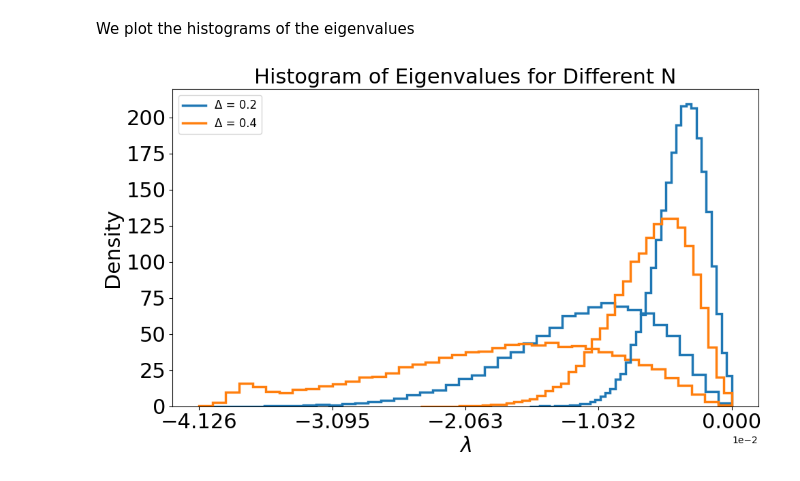
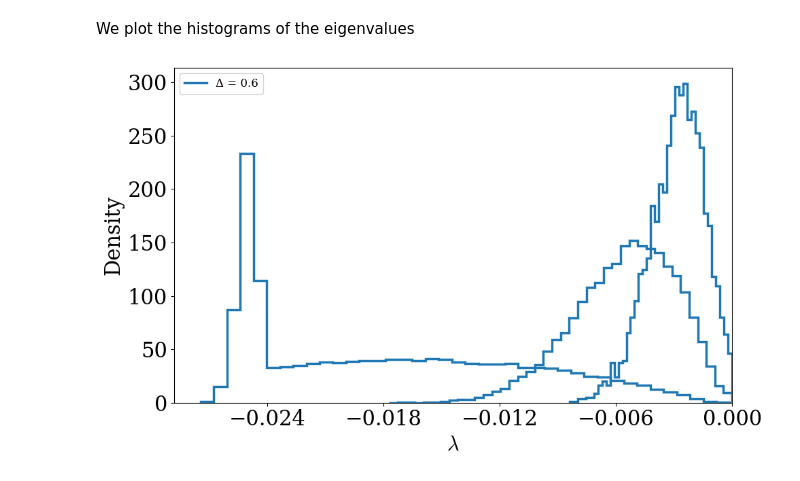
Before and after one commit to shivangrawat/perturbed_organics, a Jupyter notebook: examples/eigval_histogram_multiple.ipynb, the cells around one changed output. Cells and saved outputs as stored; diff of their text form; code cells hidden in the pictures.

```diff
--- a/examples/eigval_histogram_multiple.ipynb
+++ b/examples/eigval_histogram_multiple.ipynb
@@ -17,10 +17,14 @@ import matplotlib.ticker as ticker
 from matplotlib.lines import Line2D
 import perturbed_organics.utils as utils
 
-
-# plt.rc('text', usetex=True)
-# plt.rc('font', family='serif')
-# device = torch.device("cuda" if torch.cuda.is_available() else "cpu")
+plt.rcParams.update({
+    "text.usetex": False, # Disable LaTeX rendering
+    "font.family": "serif", # Use a serif font
+    # You might still request Computer Modern, Matplotlib will try to find it
+    # if installed as a system font, otherwise fallback to another serif.
+    "font.serif": ["Computer Modern Roman", "DejaVu Serif", "Bitstream Vera Serif"],
+    "mathtext.fontset": "cm" # Use Computer Modern-like math fonts with mathtext
+})
 # %%
 input_type = 'delocalized'
 mu = "0.0"
@@ -32,7 +36,7 @@ delta_scale = "log-scale"
 folder_paths = {
     100: f'/vast/sr6364/perturbed_organics/data/adaptive_main_eigval/{input_type}/',
     500: f'/vast/sr6364/perturbed_organics/data/adaptive_main_eigval_N500/{input_type}/',
-    # 1000: f'/vast/sr6364/perturbed_organics/data/adaptive_main_eigval_N1000/{input_type}/'
+    1000: f'/vast/sr6364/perturbed_organics/data/adaptive_main_eigval_N1000/{input_type}/'
 }
 # %%
 # %% Define a function to load data from a folder
@@ -42,9 +46,18 @@ def load_data(folder_path):
     all_data = {}
     # The regular expression below finds folders that contain the right mu and delta_scale,
     # and extracts the delta value.
+    # pattern = re.compile(
+    #     r'^(?=.*_mu_{})'
+    #     r'.*_delta_([0-9\.]+)_{}$'.format(re.escape(mu), re.escape(delta_scale))
+    # )
+    delta_vals = [0.02, 0.05, 0.06, 0.07, 0.08, 0.09, 0.0, 0.1, 0.2, 0.3, 0.4, 0.5, 0.6]
+
+
+    delta_pattern = "|".join(re.escape(str(delta)) for delta in delta_vals)
+
     pattern = re.compile(
         r'^(?=.*_mu_{})'
-        r'.*_delta_([0-9\.]+)_{}$'.format(re.escape(mu), re.escape(delta_scale))
+        r'.*_delta_({})_{}$'.format(re.escape(mu), delta_pattern, re.escape(delta_scale))
     )
     representative_subfolder = None
 
@@ -95,7 +108,7 @@ all_delta_vals = sorted(all_delta_vals)
 colors = plt.get_cmap("tab10")
 
 # delta_vals = [0.05, 0.06, 0.07, 0.08, 0.09, 0.1, 0.2, 0.3, 0.4, 0.5]
-delta_vals = [0.2, 0.4]
+delta_vals = [0.6]
 
 # %% Plot the eigenvalue histograms for each N on the same axes.
 plt.figure(figsize=(10, 6))
@@ -119,37 +132,37 @@ for N_val, data in data_by_N.items():
         data_arr = max_real_each_trial_input.cpu().numpy()
 
         # Update global x-axis limits for consistent ticks later.
         global_min = min(global_min, data_arr.min())
         global_max = max(global_max, data_arr.max())
 
         # Plot a line histogram using a consistent color for the given delta.
         plt.hist(data_arr, bins=40, density=True, histtype='step', linewidth=2.5,
                  color=colors(i), label=f"N = {N_val}, Δ = {delta_val}")
 
 # Set labels, title, and ticks
 plt.xlabel(r"$\lambda$", fontsize=22)
 plt.ylabel('Density', fontsize=22)
-plt.title("Histogram of Eigenvalues for Different N", fontsize=22)
-ticks = np.linspace(global_min, 0, 5)
-ticks = np.sort(np.unique(np.concatenate((ticks, [0]))))
-plt.xticks(ticks, fontsize=22)
+# plt.title("Histogram of Eigenvalues for Different N", fontsize=22)
+plt.xticks(fontsize=22)
 plt.yticks(fontsize=22)
 ax = plt.gca()
 formatter = ticker.ScalarFormatter()
 formatter.set_scientific(True)
 formatter.set_powerlimits((0, 0))
-ax.xaxis.set_major_formatter(formatter)
+# ax.xaxis.set_major_formatter(formatter)
+
+plt.gca().xaxis.set_major_locator(ticker.MaxNLocator(integer=True, prune='both', nbins=5))
 
 # Build a custom legend that groups by delta (so the color coding is clear)
 legend_elements = []
 for i, delta_val in enumerate(delta_vals):
     legend_elements.append(Line2D([0], [0], color=colors(i), lw=2.5, label=f"Δ = {delta_val}"))
 plt.legend(handles=legend_elements, fontsize=12)
-
+plt.xlim(left=None, right=1e-8)
 # plt.yscale('log')
 # plt.ylim(1, 1e3)
 
 plt.tight_layout()
 plt.show()
 # %% [output]
-[figure, old version]
+[figure, new version]
```
Also changed, not shown: parts of 2 cells of this notebook, 9 other files.
